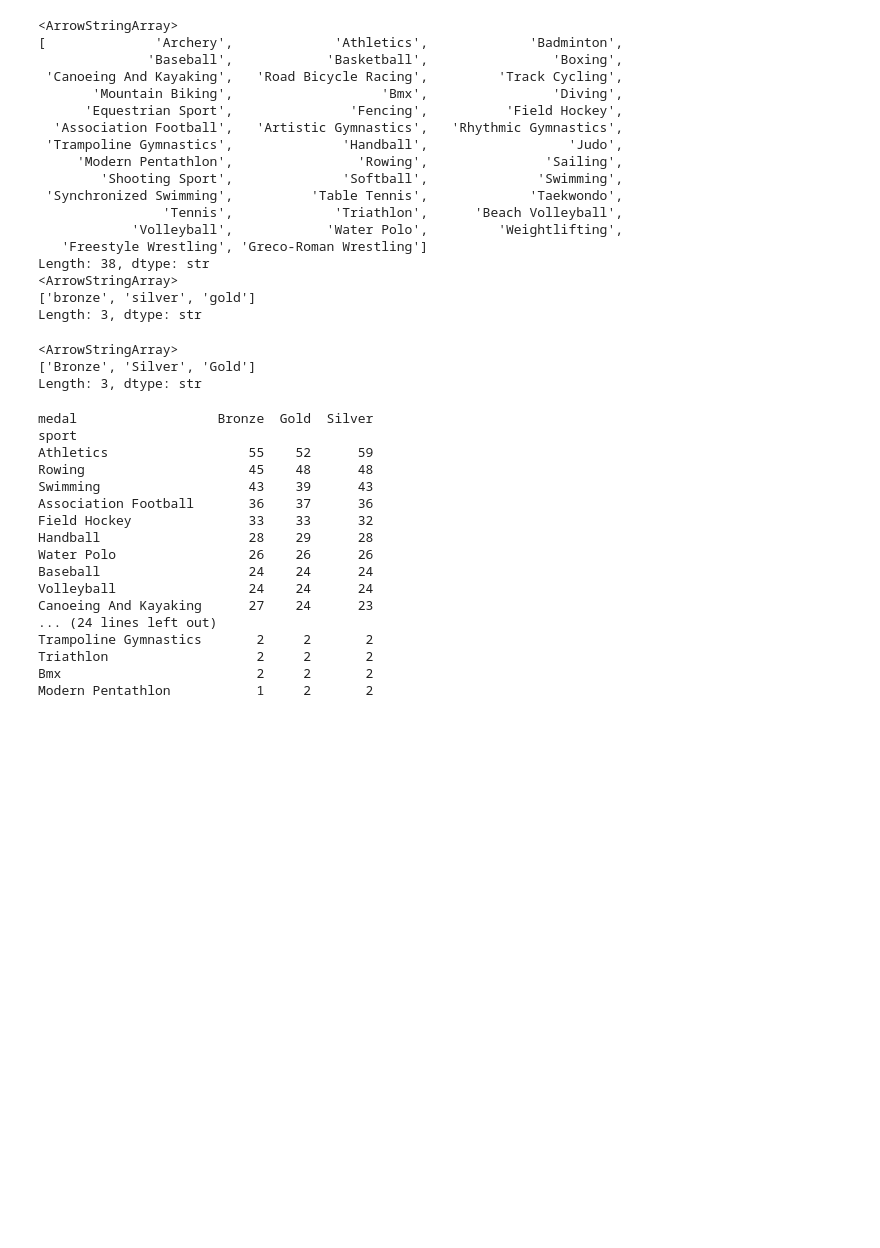
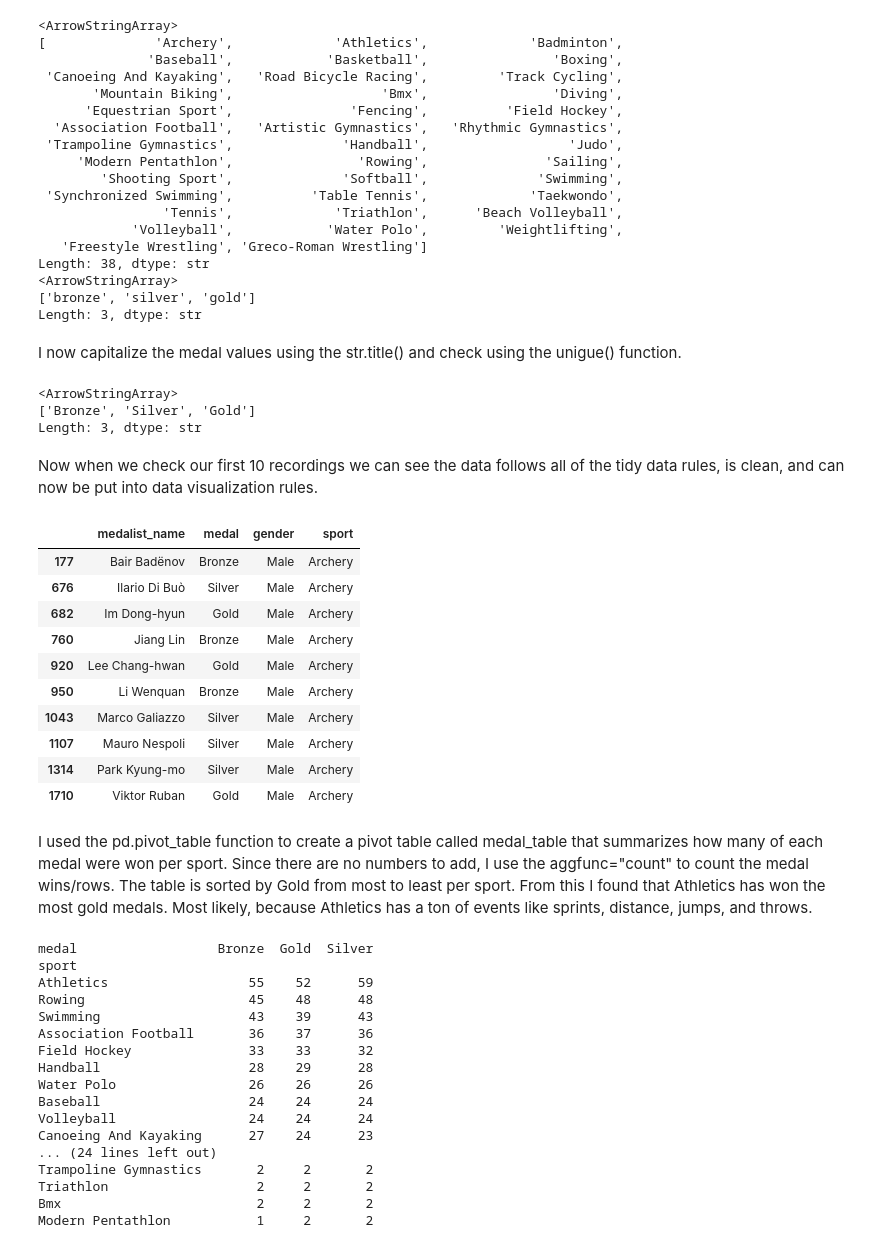
Before and after one commit to byoung24-afk/YOUNG-Data-Science-Portfolio, a Jupyter notebook: TidyData-Project/tidy_data_project.ipynb, the cells around one changed output. Saved outputs shown, nothing was run; the diff lists cells and outputs as text; code cells hidden in the pictures; blank space fills up the shorter version.

Commit message:
Add Markdown documentation for each step

```diff
--- a/TidyData-Project/tidy_data_project.ipynb
+++ b/TidyData-Project/tidy_data_project.ipynb
@@ -114,6 +139,8 @@ Length: 38, dtype: str
 <ArrowStringArray>
 ['bronze', 'silver', 'gold']
 Length: 3, dtype: str
+# %% [markdown]
+I now capitalize the medal values using the str.title() and check using the unigue() function.
 # %%
 df_long["medal"] = df_long["medal"].str.title()
 print(df_long["medal"].unique())
@@ -121,6 +148,24 @@ print(df_long["medal"].unique())
 <ArrowStringArray>
 ['Bronze', 'Silver', 'Gold']
 Length: 3, dtype: str
+# %% [markdown]
+Now when we check our first 10 recordings we can see the data follows all of the tidy data rules, is clean, and can now be put into data visualization rules.
+# %%
+df_long.head(10)
+# %% [output]
+|  | medalist_name | medal | gender | sport |
+| 177 | Bair Badënov | Bronze | Male | Archery |
+| 676 | Ilario Di Buò | Silver | Male | Archery |
+| 682 | Im Dong-hyun | Gold | Male | Archery |
+| 760 | Jiang Lin | Bronze | Male | Archery |
+| 920 | Lee Chang-hwan | Gold | Male | Archery |
+| 950 | Li Wenquan | Bronze | Male | Archery |
+| 1043 | Marco Galiazzo | Silver | Male | Archery |
+| 1107 | Mauro Nespoli | Silver | Male | Archery |
+| 1314 | Park Kyung-mo | Silver | Male | Archery |
+| 1710 | Viktor Ruban | Gold | Male | Archery |
+# %% [markdown]
+I used the pd.pivot_table function to create a pivot table called medal_table that summarizes how many of each medal were won per sport. Since there are no numbers to add, I use the aggfunc="count" to count the medal wins/rows. The table is sorted by Gold from most to least per sport. From this I found that Athletics has won the most gold medals. Most likely, because Athletics has a ton of events like sprints, distance, jumps, and throws.
 # %%
 medal_table = pd.pivot_table(df_long,
                values='medalist_name',
```
Also changed, not shown: parts of 9 cells of this notebook.
